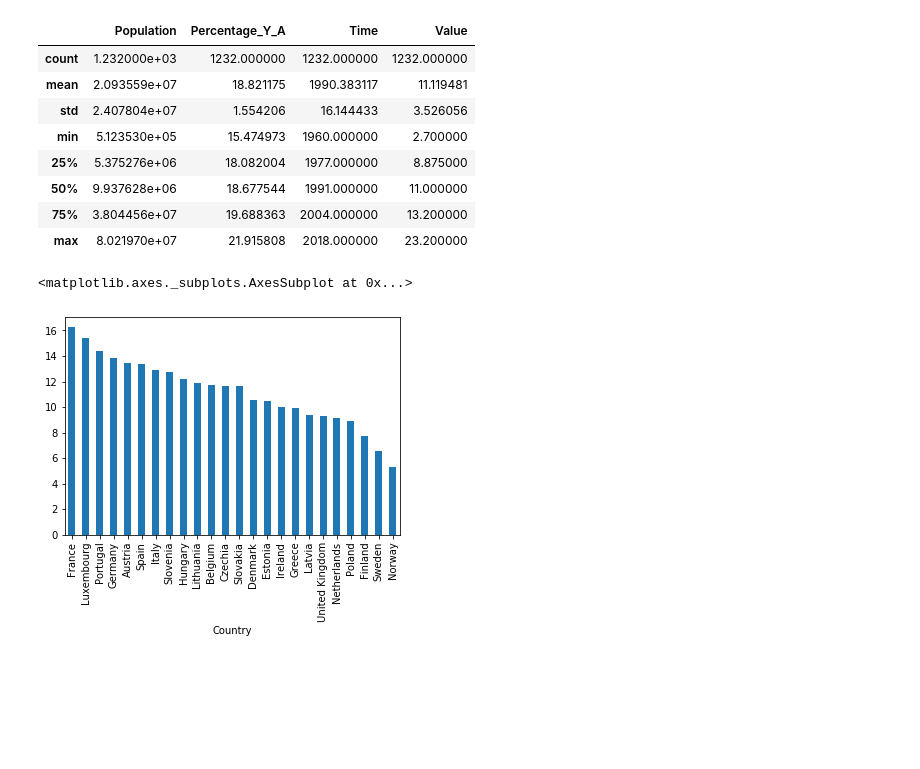
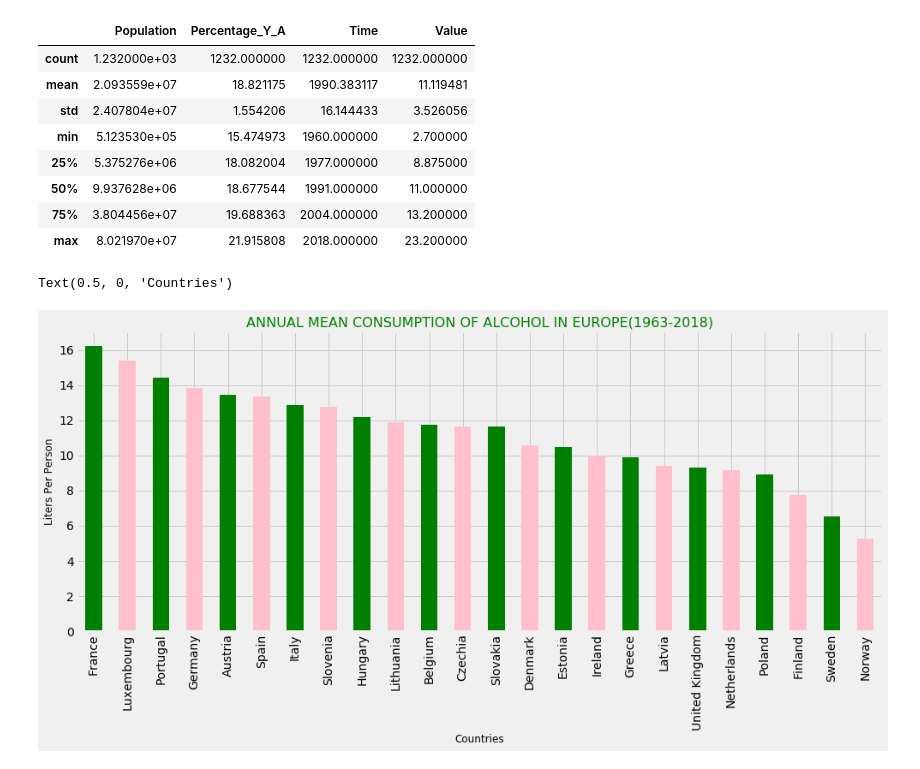
Before and after one commit to ivaben/Alcohol-Consumption---EU, a Jupyter notebook: PROJECT_alcohol_consuption.ipynb, the cells around one changed output. Saved outputs shown, nothing was run; the diff lists cells and outputs as text; code cells hidden in the pictures; blank space fills up the shorter version.

```diff
--- a/PROJECT_alcohol_consuption.ipynb
+++ b/PROJECT_alcohol_consuption.ipynb
@@ -116,0 +80,6 @@ df2.head(100)
+# %%
+year_url = 'https://raw.githubusercontent.com/ivaben/Alcohol-Consumption---EU/master/DP_LIVE_13112019174450740.csv'
+# %%
+# uploading second dataset
+df2 = pd.read_csv(year_url)
+df2.head()
@@ -207,8 +195,14 @@ df10.describe()
 | 50% | 9.937628e+06 | 18.677544 | 1991.000000 | 11.000000 |
 | 75% | 3.804456e+07 | 19.688363 | 2004.000000 | 13.200000 |
 | max | 8.021970e+07 | 21.915808 | 2018.000000 | 23.200000 |
-# %%
-df10.groupby("Country").Value.mean().sort_values(ascending=False)[:29].plot.bar()
-# %% [output]
-<matplotlib.axes._subplots.AxesSubplot at 0x...>
-[figure, removed]
+# %%
+import matplotlib.pyplot as plt
+plt.style.use('fivethirtyeight')
+fig, ax = plt.subplots(figsize = [15,6])
+df10.groupby("Country").Value.mean().sort_values(ascending=False)[:29].plot.bar(color = ['green','pink'])
+plt.title("ANNUAL MEAN CONSUMPTION OF ALCOHOL IN EUROPE(1963-2018)",loc = 'center', color = 'green', fontsize = 16)
+plt.ylabel('Liters Per Person', fontsize = 12)
+plt.xlabel('Countries', fontsize = 12)
+# %% [output]
+Text(0.5, 0, 'Countries')
+[figure, added]
```
Also changed, not shown: parts of 43 cells of this notebook.
